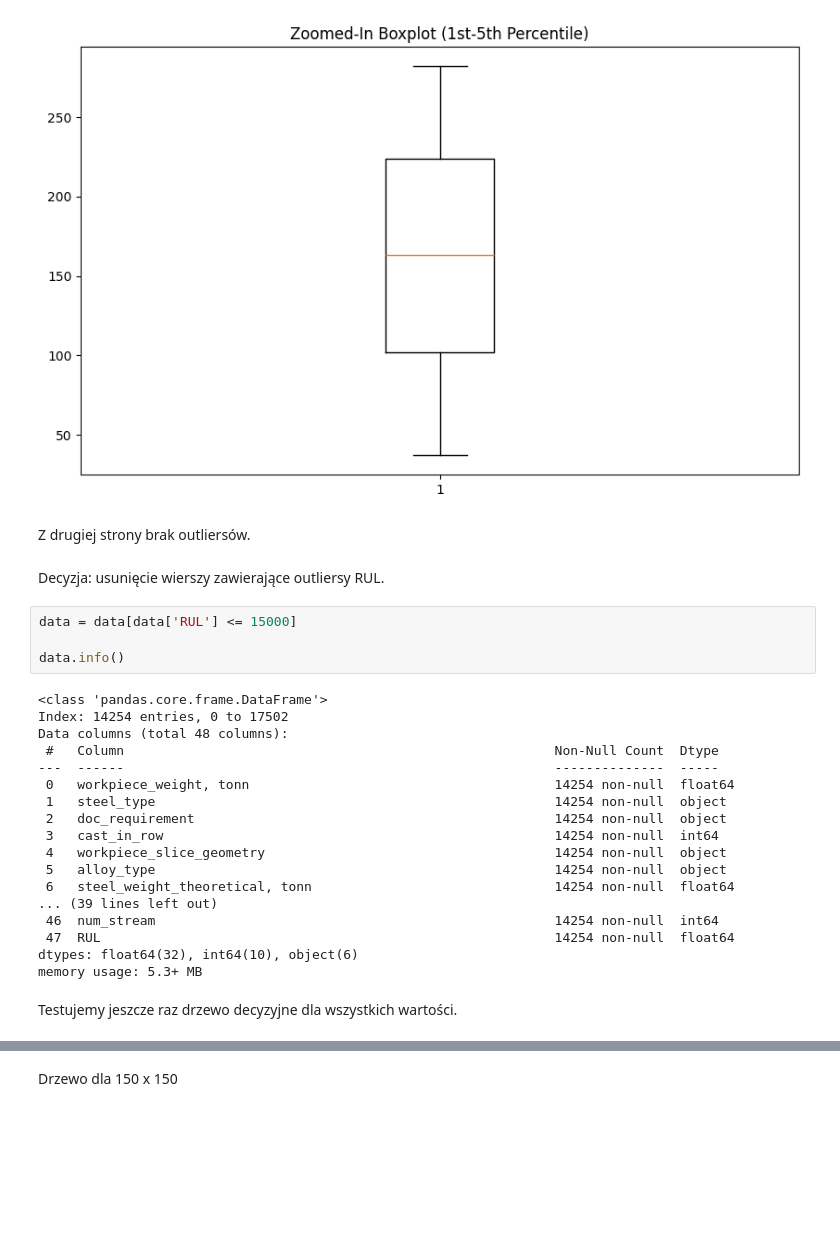
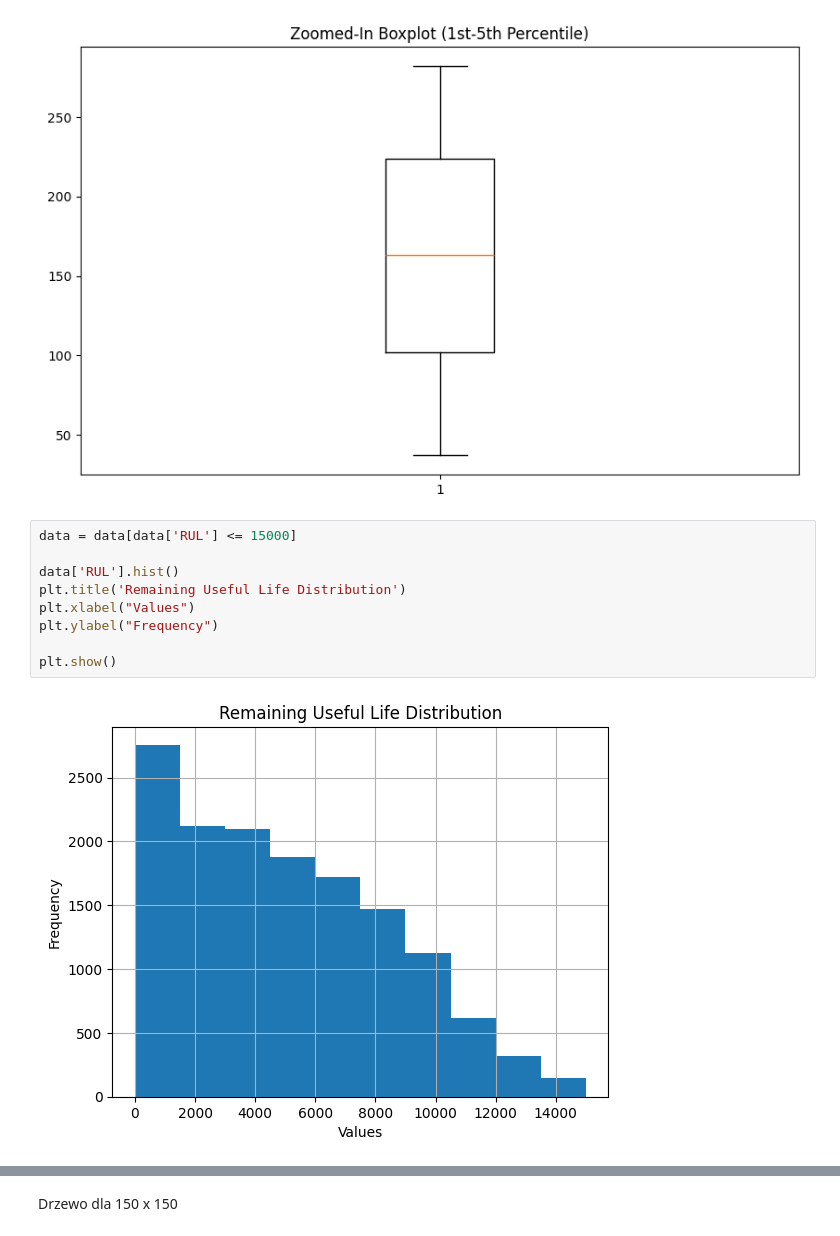
Before and after one commit to marus03/Engineer-s-Thesis, a Jupyter notebook: Untitled.ipynb, the cells around one changed output, grey strips where cells are left out. Saved outputs shown, nothing was run; the diff lists cells and outputs as text; blank space fills up the shorter version.

```diff
--- a/Untitled.ipynb
+++ b/Untitled.ipynb
@@ -454,31 +193,14 @@ plt.title('Zoomed-In Boxplot (1st-5th Percentile)')
 plt.show()
 # %% [output]
 [figure]
-# %% [markdown]
-Z drugiej strony brak outliersów.
-# %% [markdown]
-Decyzja: usunięcie wierszy zawierające outliersy RUL.
 # %%
 data = data[data['RUL'] <= 15000]
 
-data.info()
+data['RUL'].hist()
+plt.title('Remaining Useful Life Distribution')
+plt.xlabel("Values")
+plt.ylabel("Frequency")
+
+plt.show()
 # %% [output]
-<class 'pandas.core.frame.DataFrame'>
-Index: 14254 entries, 0 to 17502
-Data columns (total 48 columns):
- #   Column                                                       Non-Null Count  Dtype
----  ------                                                       --------------  -----
- 0   workpiece_weight, tonn                                       14254 non-null  float64
- 1   steel_type                                                   14254 non-null  object
- 2   doc_requirement                                              14254 non-null  object
- 3   cast_in_row                                                  14254 non-null  int64
- 4   workpiece_slice_geometry                                     14254 non-null  object
- 5   alloy_type                                                   14254 non-null  object
- 6   steel_weight_theoretical, tonn                               14254 non-null  float64
-... (39 lines left out)
- 46  num_stream                                                   14254 non-null  int64
- 47  RUL                                                          14254 non-null  float64
-dtypes: float64(32), int64(10), object(6)
-memory usage: 5.3+ MB
+[figure, added]
-# %% [markdown]
-Testujemy jeszcze raz drzewo decyzyjne dla wszystkich wartości.
```
Also changed, not shown: parts of 53 cells of this notebook.
